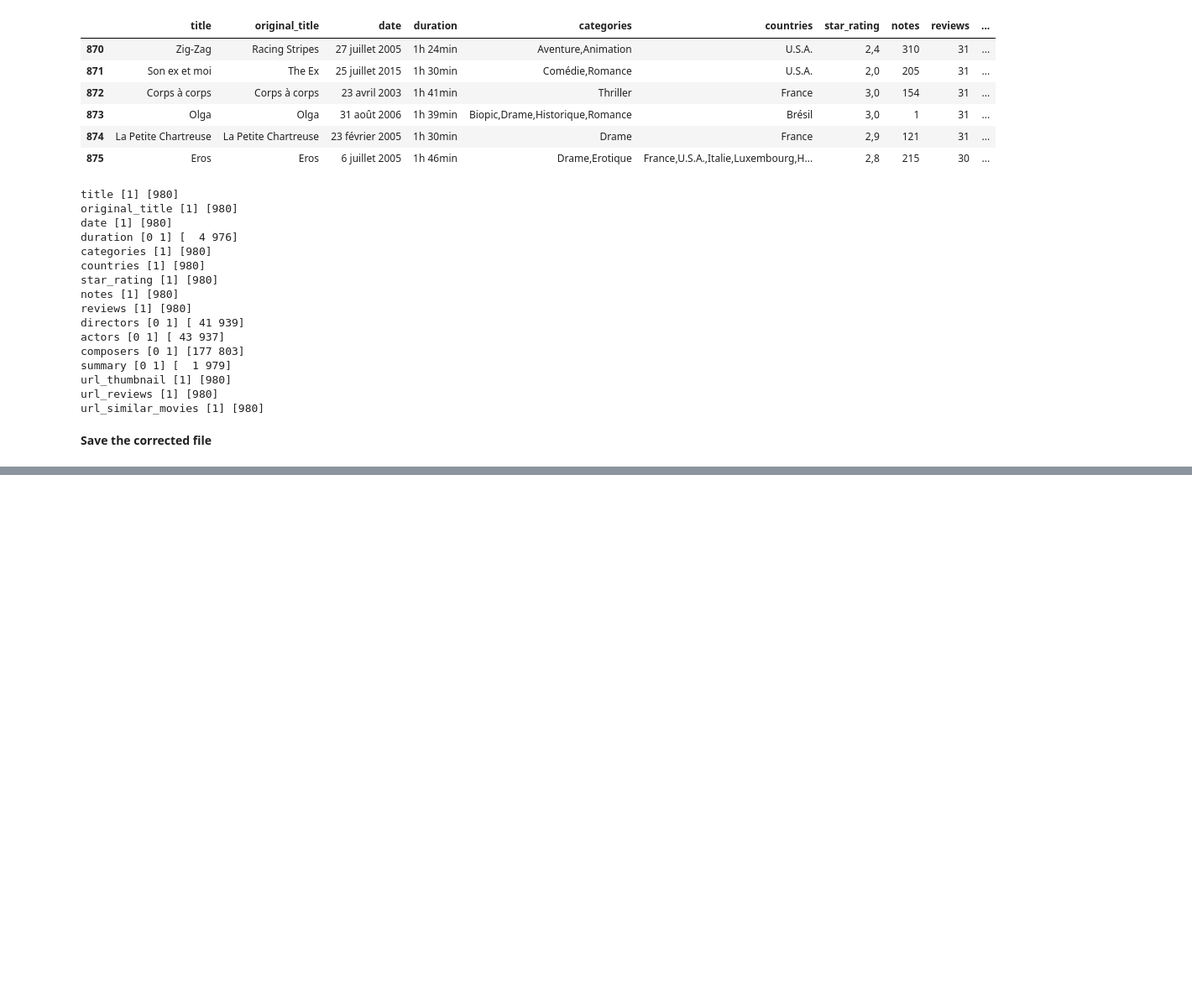
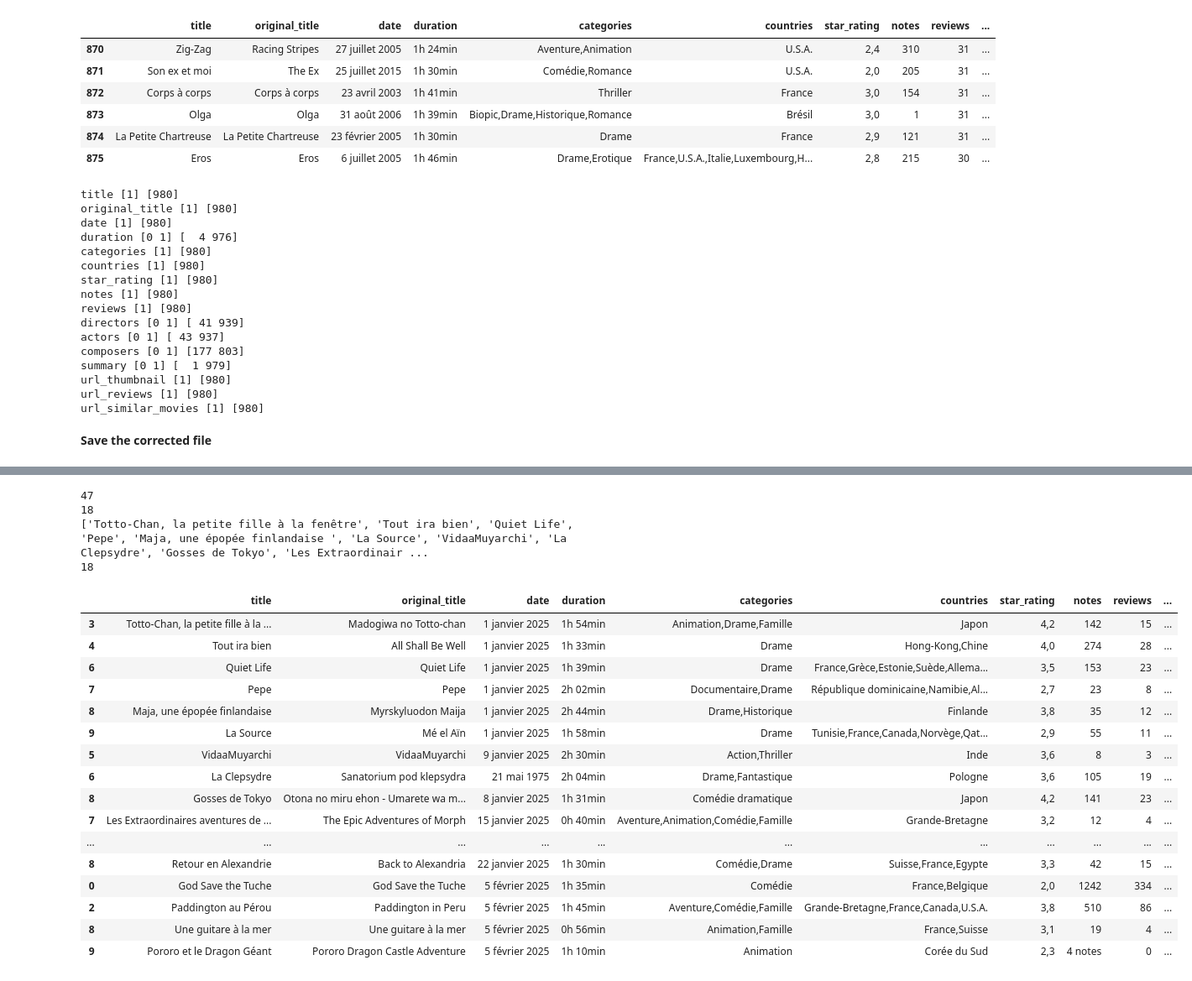
Before and after one commit to Franck-LF/projectBlock1, a Jupyter notebook: webscraping.ipynb, the cells around one changed output, grey strips where cells are left out. Shown at 84% size. Cells and saved outputs as stored; diff of their text form; code cells hidden in the pictures; blank space fills up the shorter version.

```diff
--- a/webscraping.ipynb
+++ b/webscraping.ipynb
@@ -956,0 +939,6 @@ df_.to_csv('csv/movies_year_2003_to_2006_corrected.csv', sep=',', index = False)
+# %%
+import mysql.connector
+
+connector = mysql.connector.connect(user='root', password='admin', \
+                                    host = '127.0.0.1', database='movies')
+cursor = connector.cursor(buffered=True)
@@ -956,0 +1018,58 @@ df_.to_csv('csv/movies_year_2003_to_2006_corrected.csv', sep=',', index = False)
+# %%
+# Check if movies are already in
+lst_movies_to_add_to_DB = []
+print(df_movies.shape[0])
+
+for movie in df_movies.itertuples():
+    title = movie[1]
+    release_date = convert_months_FR_to_EN(movie[3])
+    release_date = pd.to_datetime(release_date, format = 'mixed')
+    release_date = release_date.date()
+
+    # Look for movies with the same name
+    query = (f""" \
+        SELECT title, release_date \
+        FROM movies \
+        WHERE title = "{title}" AND
+            release_date = "{release_date}";""")
+    cursor.execute(query)
+    result = cursor.fetchall()
+
+    if result:
+        # Movie already in DB
+        assert len(result) == 1
+        df = pd.DataFrame(result, columns = ['title', 'release_date'])
+        # print(df)
+        continue
+
+    # else: add the movie in the DB
+    lst_movies_to_add_to_DB.append(title)
+
+print(len(lst_movies_to_add_to_DB))
+print(lst_movies_to_add_to_DB)
+
+df_movies_2 = df_movies[df_movies['title'].isin(lst_movies_to_add_to_DB)]
+print(df_movies_2.shape[0])
+df_movies_2
+# %% [output]
+47
+18
+['Totto-Chan, la petite fille à la fenêtre', 'Tout ira bien', 'Quiet Life', 'Pepe', 'Maja, une épopée finlandaise ', 'La Source', 'VidaaMuyarchi', 'La Clepsydre', 'Gosses de Tokyo', 'Les Extraordinair ...
+18
+|  | title | original_title | date | duration | categories | countries | star_rating | notes | reviews | ... |
+| 3 | Totto-Chan, la petite fille à la ... | Madogiwa no Totto-chan | 1 janvier 2025 | 1h 54min | Animation,Drame,Famille | Japon | 4,2 | 142 | 15 | ... |
+| 4 | Tout ira bien | All Shall Be Well | 1 janvier 2025 | 1h 33min | Drame | Hong-Kong,Chine | 4,0 | 274 | 28 | ... |
+| 6 | Quiet Life | Quiet Life | 1 janvier 2025 | 1h 39min | Drame | France,Grèce,Estonie,Suède,Allema... | 3,5 | 153 | 23 | ... |
+| 7 | Pepe | Pepe | 1 janvier 2025 | 2h 02min | Documentaire,Drame | République dominicaine,Namibie,Al... | 2,7 | 23 | 8 | ... |
+| 8 | Maja, une épopée finlandaise | Myrskyluodon Maija | 1 janvier 2025 | 2h 44min | Drame,Historique | Finlande | 3,8 | 35 | 12 | ... |
+| 9 | La Source | Mé el Aïn | 1 janvier 2025 | 1h 58min | Drame | Tunisie,France,Canada,Norvège,Qat... | 2,9 | 55 | 11 | ... |
+| 5 | VidaaMuyarchi | VidaaMuyarchi | 9 janvier 2025 | 2h 30min | Action,Thriller | Inde | 3,6 | 8 | 3 | ... |
+| 6 | La Clepsydre | Sanatorium pod klepsydra | 21 mai 1975 | 2h 04min | Drame,Fantastique | Pologne | 3,6 | 105 | 19 | ... |
+| 8 | Gosses de Tokyo | Otona no miru ehon - Umarete wa m... | 8 janvier 2025 | 1h 31min | Comédie dramatique | Japon | 4,2 | 141 | 23 | ... |
+| 7 | Les Extraordinaires aventures de ... | The Epic Adventures of Morph | 15 janvier 2025 | 0h 40min | Aventure,Animation,Comédie,Famille | Grande-Bretagne | 3,2 | 12 | 4 | ... |
+| ... | ... | ... | ... | ... | ... | ... | ... | ... | ... | ... |
+| 8 | Retour en Alexandrie | Back to Alexandria | 22 janvier 2025 | 1h 30min | Comédie,Drame | Suisse,France,Egypte | 3,3 | 42 | 15 | ... |
+| 0 | God Save the Tuche | God Save the Tuche | 5 février 2025 | 1h 35min | Comédie | France,Belgique | 2,0 | 1242 | 334 | ... |
+| 2 | Paddington au Pérou | Paddington in Peru | 5 février 2025 | 1h 45min | Aventure,Comédie,Famille | Grande-Bretagne,France,Canada,U.S.A. | 3,8 | 510 | 86 | ... |
+| 8 | Une guitare à la mer | Une guitare à la mer | 5 février 2025 | 0h 56min | Animation,Famille | France,Suisse | 3,1 | 19 | 4 | ... |
+| 9 | Pororo et le Dragon Géant | Pororo Dragon Castle Adventure | 5 février 2025 | 1h 10min | Animation | Corée du Sud | 2,3 | 4 notes | 0 | ... |
```
Also changed, not shown: parts of 6 cells of this notebook.
